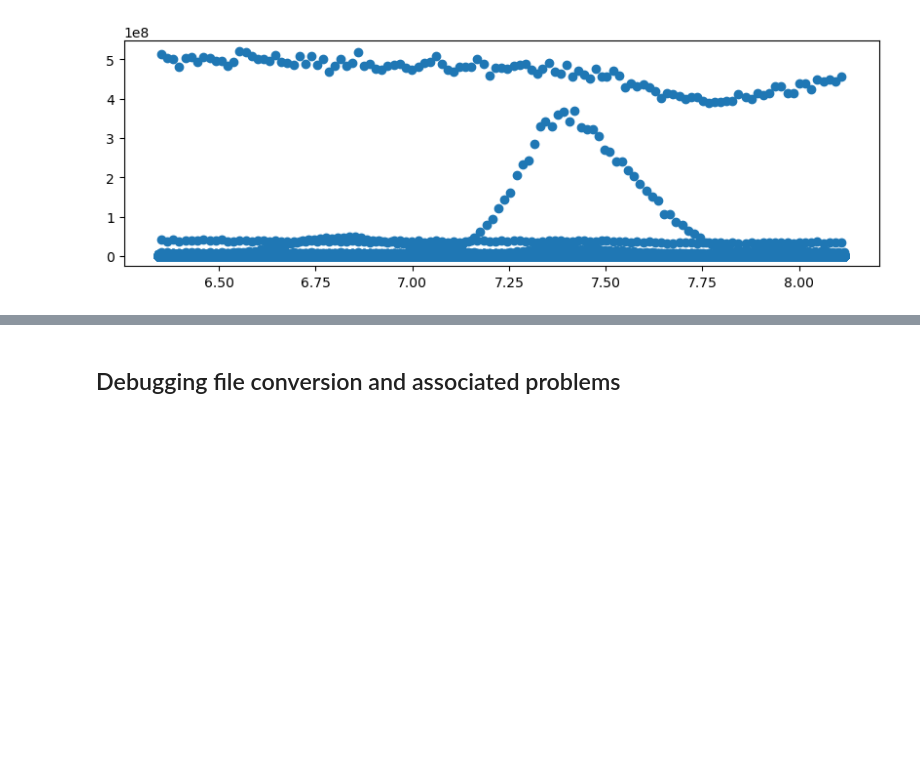
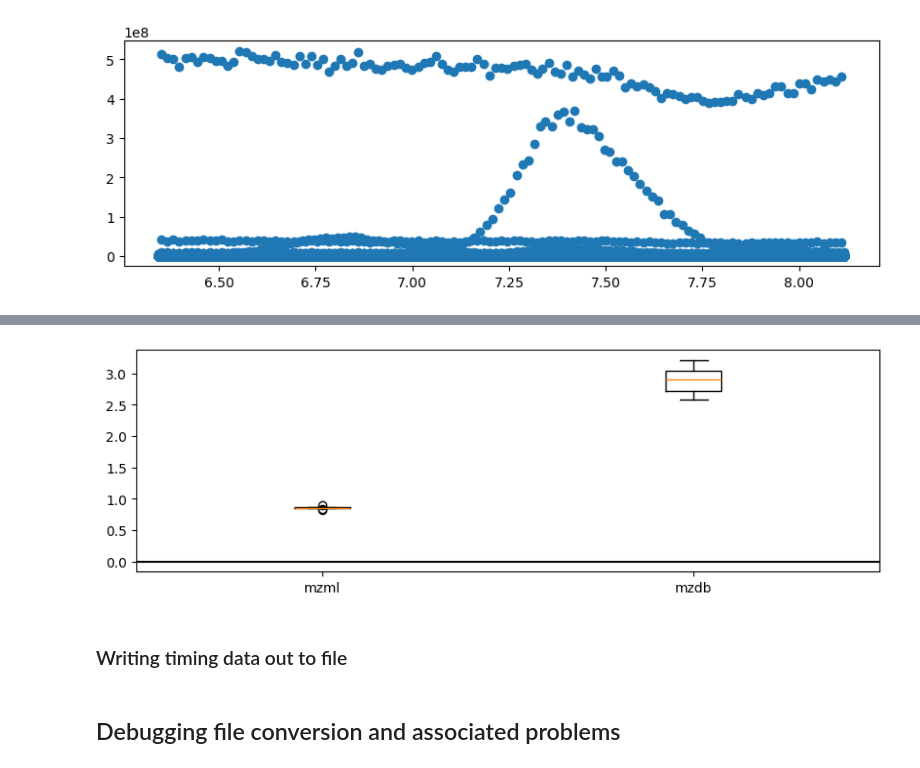
Before and after one commit to wkumler/mzsql, a Jupyter notebook: demo_notebooks/mzDB_notebook.ipynb, the cells around one changed output, grey strips where cells are left out. Drawn from its saved outputs; the diff is of its cells as text; code cells hidden in the pictures; blank space fills up the shorter version.

```diff
--- a/demo_notebooks/mzDB_notebook.ipynb
+++ b/demo_notebooks/mzDB_notebook.ipynb
@@ -28,0 +50,11 @@ plt.scatter(rtrange_data["rt"], rtrange_data["int"])
+# %%
+mzml_rtrange = timeit.repeat('get_rtrange_mzml_pyteomics("../demo_data/180205_Poo_TruePoo_Full1.mzML", 6.5, 8)', globals=globals(), number=1, repeat=10)
+mzdb_rtrange = timeit.repeat('get_rtrange_mzdb("../demo_data/180205_Poo_TruePoo_Full1.raw.mzDB", 6.5, 8)', globals=globals(), number=1, repeat=10)
+# %%
+plt.boxplot([mzml_rtrange, mzdb_rtrange], tick_labels=["mzml", "mzdb"])
+plt.axhline(y=0, color="k")
+plt.show()
+# %% [output]
+[figure, added]
+# %% [markdown]
+### Writing timing data out to file
```
Also changed, not shown: parts of 6 cells of this notebook, 3 other files.
